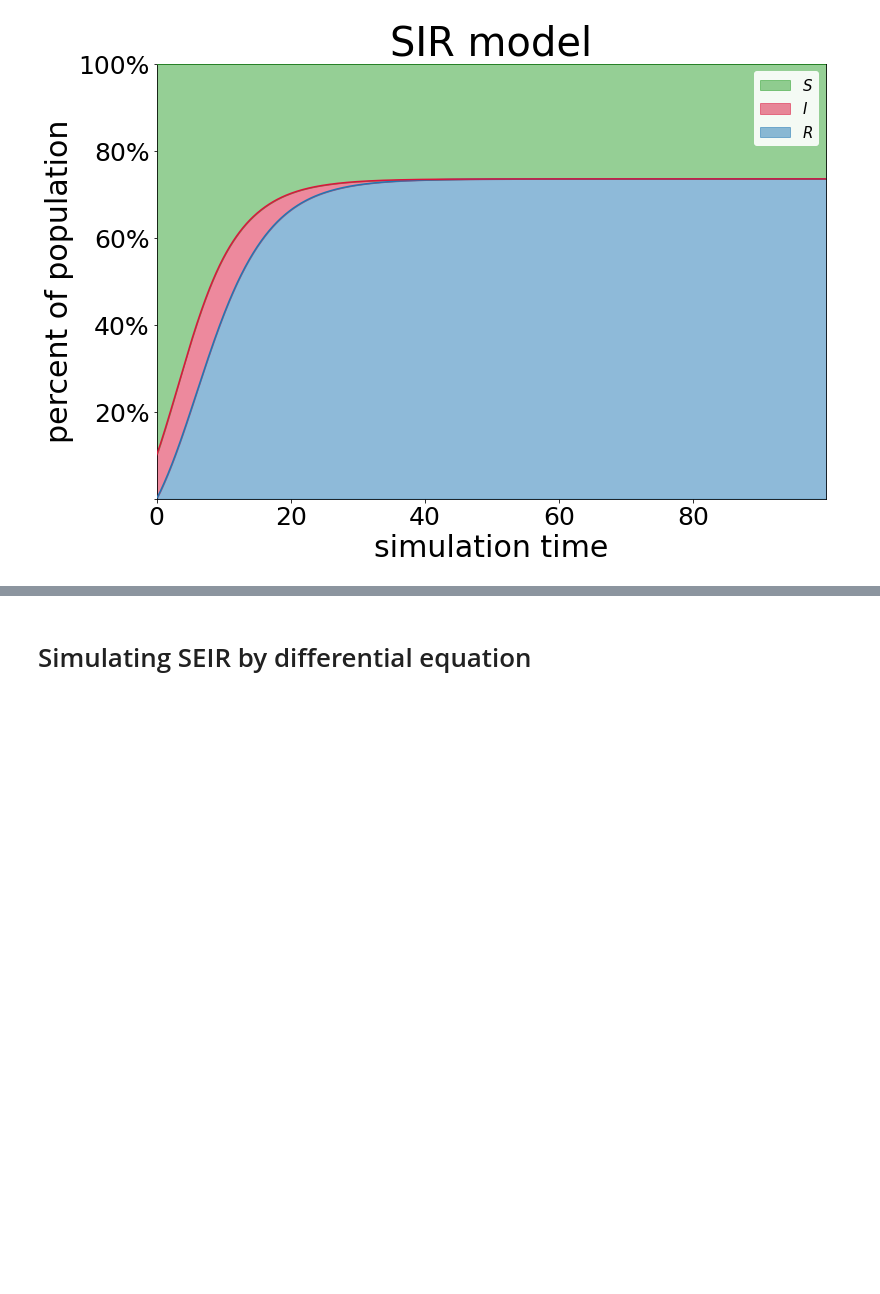
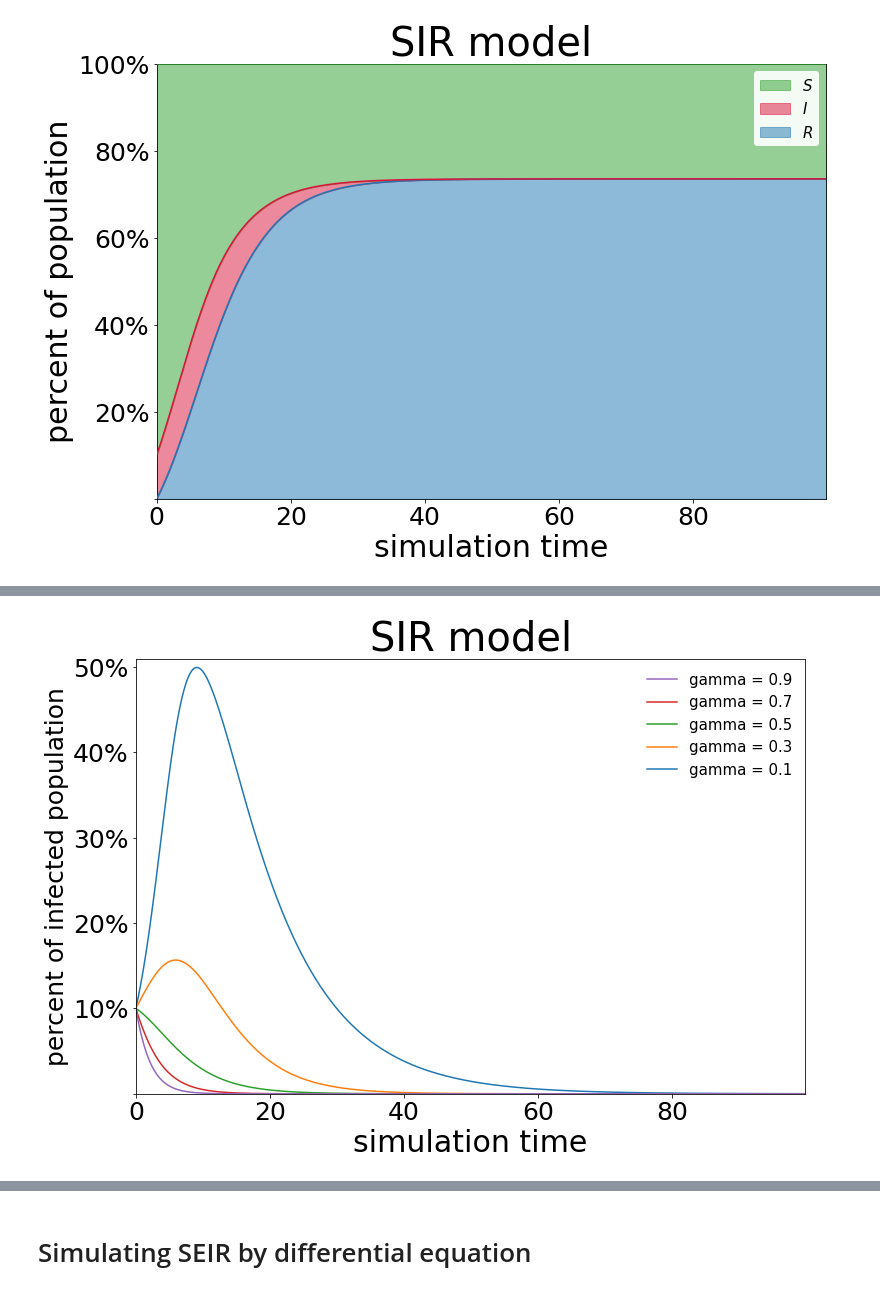
Before and after one commit to GyeongHwan-Jang/SEIRmodel, a Jupyter notebook: main.ipynb, the cells around one changed output, grey strips where cells are left out. Saved outputs shown, nothing was run; the diff lists cells and outputs as text; code cells hidden in the pictures; blank space fills up the shorter version.

Commit message:
modify SIRmodel

```diff
--- a/main.ipynb
+++ b/main.ipynb
@@ -339,0 +342,37 @@ plt.show()
+# %%
+# simulate SIRmodel with various gamma
+SIR1 = Compartment_Model.SIRmodel(100, 0.5, 0.1, initI=10)
+SIR2 = Compartment_Model.SIRmodel(100, 0.5, 0.3, initI=10)
+SIR3 = Compartment_Model.SIRmodel(100, 0.5, 0.5, initI=10)
+SIR4 = Compartment_Model.SIRmodel(100, 0.5, 0.7, initI=10)
+SIR5 = Compartment_Model.SIRmodel(100, 0.5, 0.9, initI=10)
+
+SIR1.run(100)
+SIR2.run(100)
+SIR3.run(100)
+SIR4.run(100)
+SIR5.run(100)
+
+
+fig, ax = plt.subplots(figsize = (12,8))
+
+ax.plot(SIR1.tseries, SIR1.numI / SIR1.N, label = "gamma = 0.1")
+ax.plot(SIR2.tseries, SIR2.numI / SIR2.N, label = "gamma = 0.3")
+ax.plot(SIR3.tseries, SIR3.numI / SIR3.N, label = "gamma = 0.5")
+ax.plot(SIR4.tseries, SIR4.numI / SIR4.N, label = "gamma = 0.7")
+ax.plot(SIR5.tseries, SIR5.numI / SIR5.N, label = "gamma = 0.9")
+
+ax.set_xlabel('simulation time', fontsize = 30)
+ax.set_ylabel('percent of infected population', fontsize = 25)
+ax.set_xlim(0, (max(SIR1.tseries)))
+ax.set_ylim(0, max(SIR1.numI/SIR1.N)+0.01)
+ax.set_xticklabels(['{:.0f}'.format(x) for x in ax.get_xticks()],fontsize = 25)
+ax.set_yticklabels(['{:,.0%}'.format(y) if y != 0 else "" for y in ax.get_yticks()],fontsize = 25)
+
+legend_handles, legend_labels = ax.get_legend_handles_labels()
+ax.legend(legend_handles[::-1], legend_labels[::-1], loc='upper right', facecolor='white', edgecolor='none', framealpha=0.9, prop={'size': 15})
+ax.set_title("SIR model", size=40)
+
+plt.show()
+# %% [output]
+[figure, added]
```
Also changed, not shown: parts of 5 cells of this notebook.
